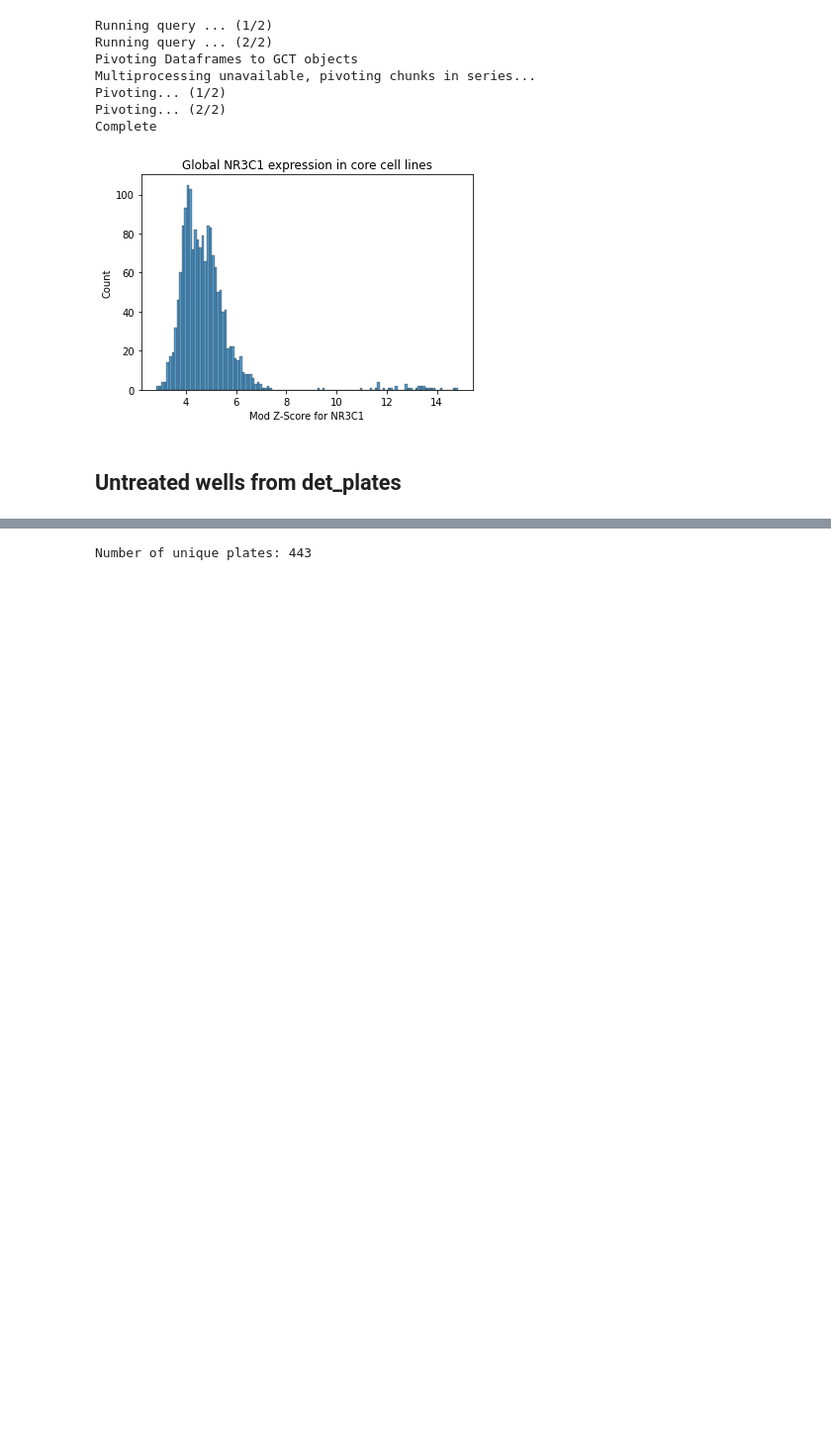
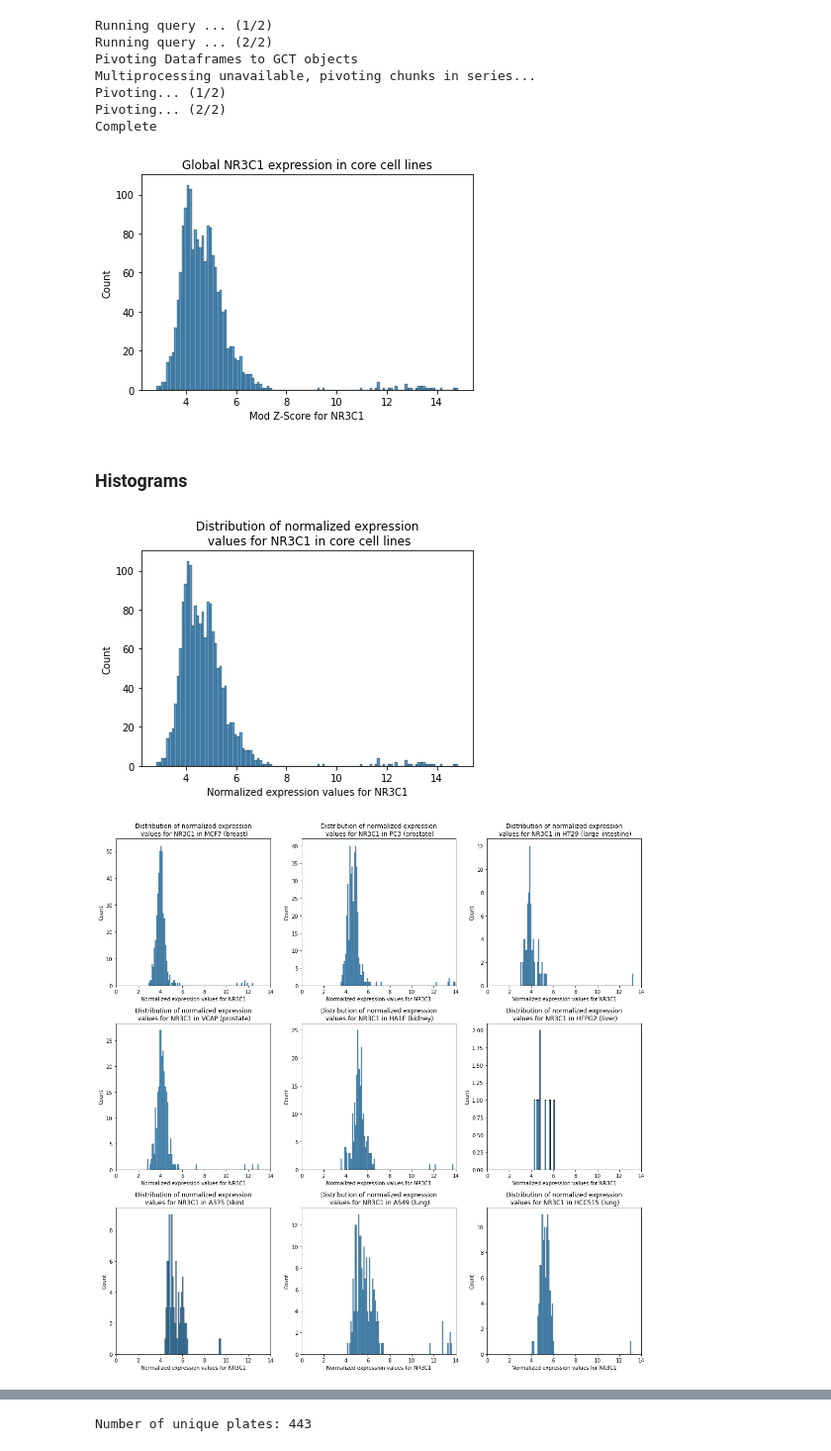
Before and after one commit to cmap/lincs-workshop-2020, a Jupyter notebook: notebooks/data_access/BQ_toolkit_demo.ipynb, the cells around one changed output, grey strips where cells are left out. Shown at 99% size. Drawn from its saved outputs; the diff is of its cells as text; code cells hidden in the pictures; blank space fills up the shorter version.

Commit message:
Added genemod analysis to BQ_toolkit_demo

```diff
--- a/notebooks/data_access/BQ_toolkit_demo.ipynb
+++ b/notebooks/data_access/BQ_toolkit_demo.ipynb
@@ -736,5 +745,61 @@ plt.xlabel('Mod Z-Score for {}'.format(target))
 plt.show()
 # %% [output]
 [figure]
-# %% [markdown]
-## Untreated wells from det_plates
+# %% [markdown]
+### Histograms
+# %%
+sns.histplot(global_genemod,
+              binwidth=0.1)
+
+plt.title('Distribution of normalized expression\n values for {} in core cell lines'.format(target))
+plt.xlabel('Normalized expression values for {}'.format(target))
+plt.show()
+
+#Lists used for sns.boxplot
+cell_list = siginfo_sample.groupby('cell_iname').median().sort_values('tas').index #want to keep the same order as before
+
+dist_list =[]
+lineage_list = []
+
+#ncols=4
+#nrows=2
+subplot_size = 5
+nrows, ncols = get_subplot_dimensions(len(cell_list))
+fig_dist, axes_dist = plt.subplots(nrows, ncols, figsize=(subplot_size*ncols,subplot_size*nrows))
+
+for i,cell in enumerate(cell_list):
+
+  lineage = core_cellinfo.loc[
+        core_cellinfo.cell_iname.eq(cell)
+      ].cell_lineage.unique()[0]  #Lineage information for cell line
+
+  cell_sig_ids = instinfo.loc[
+    instinfo.cell_iname.eq(cell)
+  ].sample_id.unique()  #Get sig_ids for cell line
+
+  cell_genemod = level3_data.data_df.loc[str(target_gene_id), cell_sig_ids] #Extract correlations for cell line
+
+  dist_list.append(list(cell_genemod))
+  lineage_list.append(lineage)
+
+  sns.histplot(cell_genemod,
+               binwidth=0.1,
+               ax=axes_dist[i // ncols][i % ncols])
+
+  axes_dist[i // ncols][i % ncols].set_title(
+    'Distribution of normalized expression\n values for {} in {} ({})'.format(
+        target,
+        cell,
+        lineage
+      )
+    )
+  axes_dist[i // ncols][i % ncols].set_xlim(0, 14)
+  #axes_dist[i // ncols][i % ncols].set_ylim(0, 10)
+  axes_dist[i // ncols][i % ncols].set_xlabel('Normalized expression values for {}'.format(target))
+  #axes_dist[i // ncols][i % ncols].set_xticks([-2, -1, -0.5, 0, 0.5, 1, 2])
+
+plt.tight_layout()
+plt.show()
+# %% [output]
+[figure, added]
+[figure, added]
```
Also changed, not shown: parts of 24 cells of this notebook.
